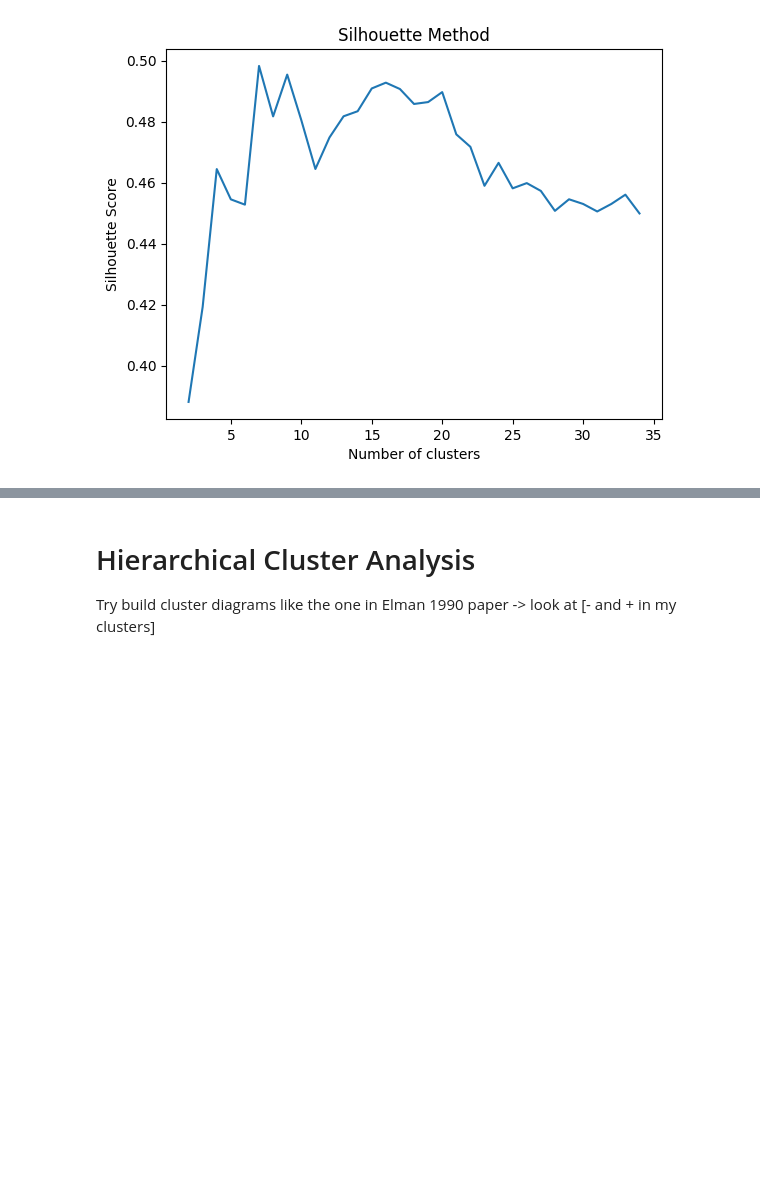
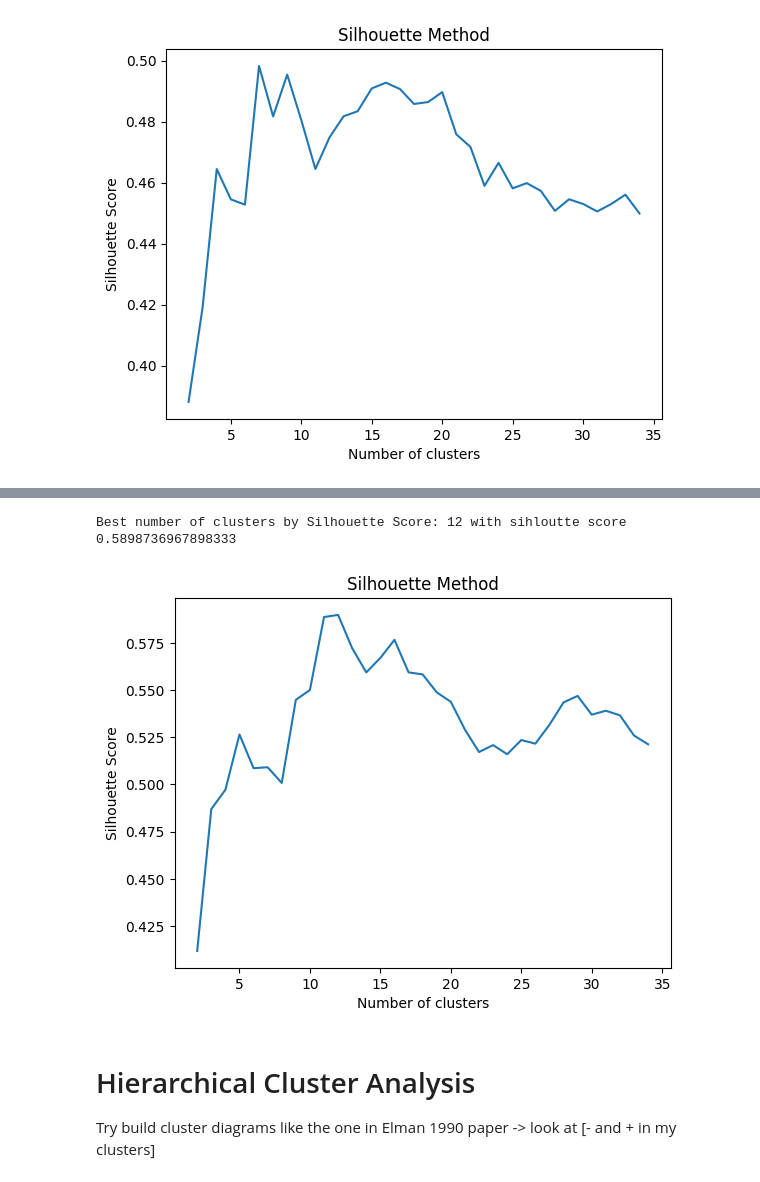
Before and after one commit to maxdixmatthews/simulation, a Jupyter notebook: statsmodel_gen.ipynb, the cells around one changed output, grey strips where cells are left out. Drawn from its saved outputs; the diff is of its cells as text; code cells hidden in the pictures; blank space fills up the shorter version.

Commit message:
New similarity plots of NDs

```diff
--- a/statsmodel_gen.ipynb
+++ b/statsmodel_gen.ipynb
@@ -1531,3 +2018,25 @@ ICC = 0.163 — intraclass correlation from a random-intercepts model: share of
+# %%
+silhouette_scores = []
+best = 0
+for i in range(2, 35):
+    kmeans = KMeans(n_clusters=i, init='k-means++', n_init='auto', random_state=0)
+    kmeans.fit(coords)
+    score = silhouette_score(coords, kmeans.labels_)
+    silhouette_scores.append(score)
+    if score > best:
+
+        best = score
+        best_k = i
+
+print(f"Best number of clusters by Silhouette Score: {best_k} with sihloutte score {best}")
+plt.plot(range(2, 35), silhouette_scores)
+plt.title('Silhouette Method')
+plt.xlabel('Number of clusters')
+plt.ylabel('Silhouette Score')
+plt.show()
+# %% [output]
+Best number of clusters by Silhouette Score: 12 with sihloutte score 0.5898736967898333
+[figure, added]
 # %% [markdown]
 # Hierarchical Cluster Analysis
 
```
Also changed, not shown: parts of 7 cells of this notebook.
